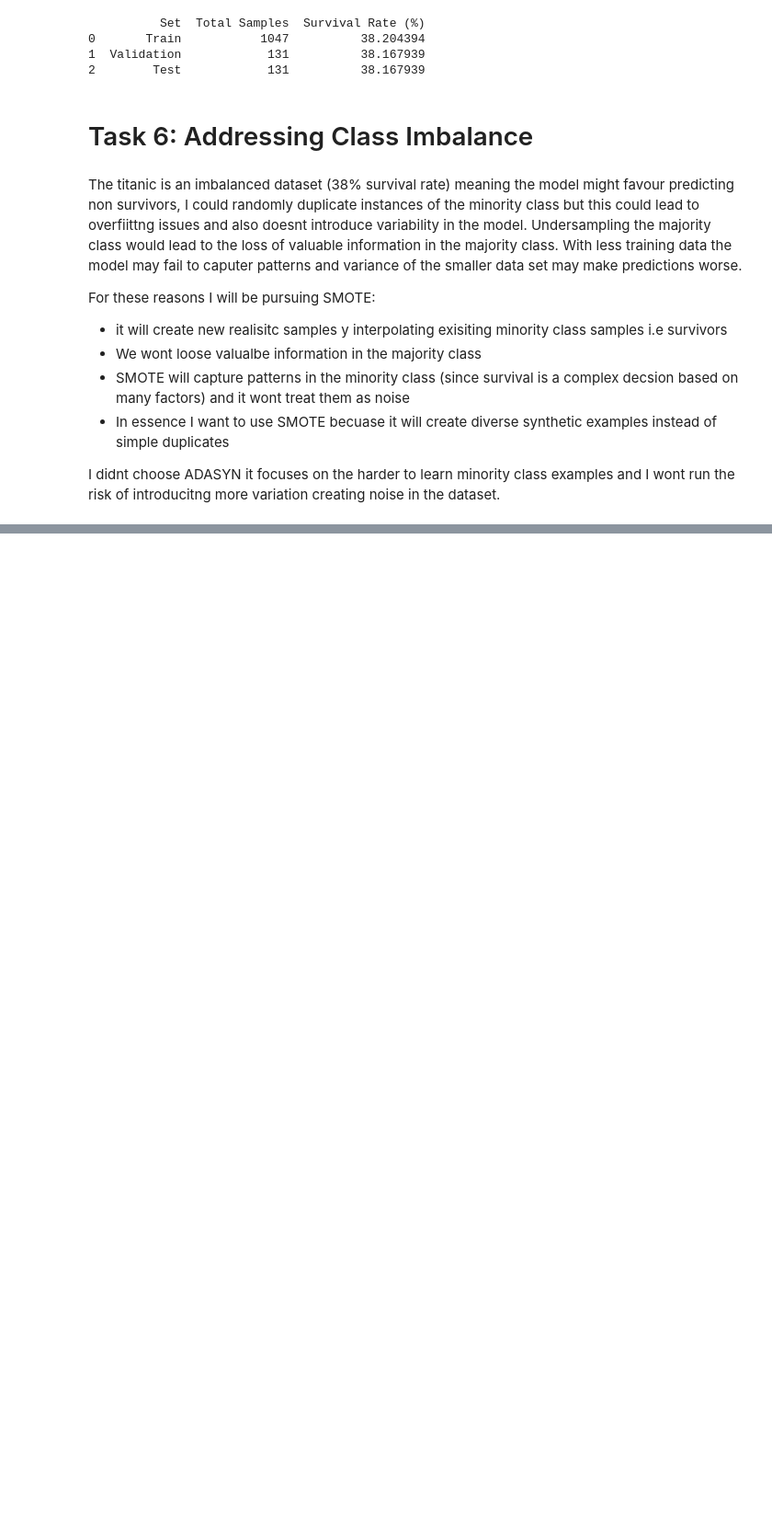
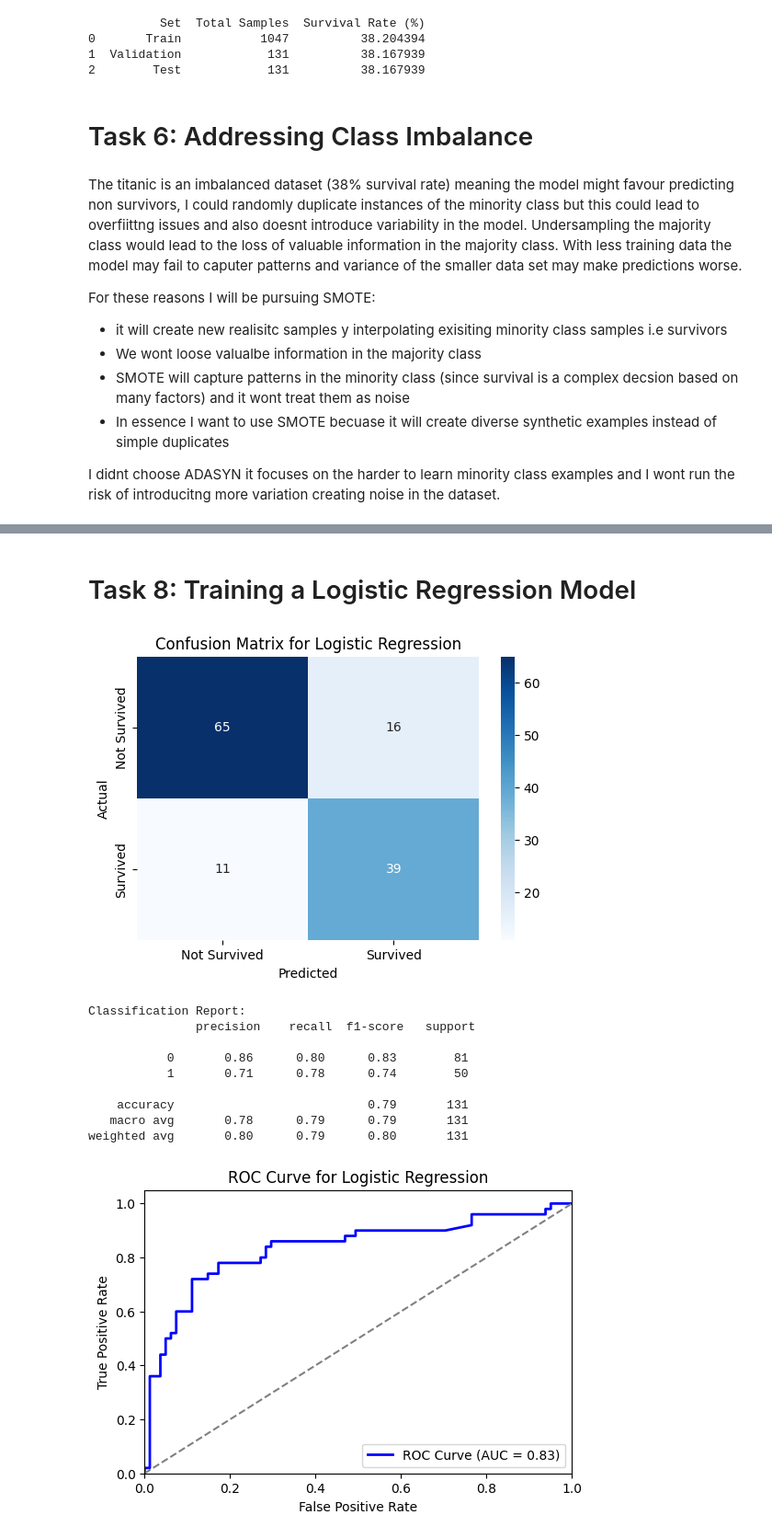
Before and after one commit to lucaskvz/AI-MACHINE-LEARNING-FOUNDATIONS, a Jupyter notebook: assignment_1_Lucas_Van_Zyl.ipynb, the cells around one changed output, grey strips where cells are left out. Shown at 92% size. Drawn from its saved outputs; the diff is of its cells as text; code cells hidden in the pictures; blank space fills up the shorter version.

```diff
--- a/assignment_1_Lucas_Van_Zyl.ipynb
+++ b/assignment_1_Lucas_Van_Zyl.ipynb
@@ -781,0 +881,6 @@ ValueError: Found input variables with inconsistent numbers of samples: [836, 13
+# %%
+# Drop redundant features
+xTrainBalanced.drop(columns=['sibsp', 'parch', 'fare'], inplace=True)
+
+# veryfing
+print("Remaining Features:", xTrainBalanced.columns)
@@ -781,0 +913,66 @@ ValueError: Found input variables with inconsistent numbers of samples: [836, 13
+# %% [markdown]
+# Task 8: Training a Logistic Regression Model
+# %%
+# had an issue before with a typo had to check all featues where balanced
+xVal = xVal[xTrainBalanced.columns]
+
+# initialising
+logRegression = LogisticRegression(max_iter=1000, random_state=42)
+
+# Training model on the balanced data set
+logRegression.fit(xTrainBalanced, yTrainBalanced)
+
+# predicting on the validation set
+yValPredicted = logRegression.predict(xVal)
+yValProb = logRegression.predict_proba(xVal)[:, 1]
+
+# confusion matrix plot
+conf_matrix = confusion_matrix(yVal, yValPredicted)
+conf_matrix_percent = conf_matrix.astype('float') / conf_matrix.sum(axis=1)[:, np.newaxis] * 100
+
+plt.figure(figsize=(6, 4))
+sns.heatmap(conf_matrix, annot=True, fmt='d', cmap='Blues', xticklabels=['Not Survived', 'Survived'], yticklabels=['Not Survived', 'Survived'])
+plt.xlabel("Predicted")
+plt.ylabel("Actual")
+plt.title("Confusion Matrix for Logistic Regression")
+plt.show()
+
+# classification report
+print("Classification Report:\n", classification_report(yVal, yValPredicted))
+
+# Plotting the ROC Curve
+fpr, tpr, _ = roc_curve(yVal, yValProb)
+roc_auc = auc(fpr, tpr)
+
+plt.figure(figsize=(6, 4))
+plt.plot(fpr, tpr, color='blue', lw=2, label=f'ROC Curve (AUC = {roc_auc:.2f})')
+plt.plot([0, 1], [0, 1], color='grey', linestyle='--')
+plt.xlim([0.0, 1.0])
+plt.ylim([0.0, 1.05])
+plt.xlabel("False Positive Rate")
+plt.ylabel("True Positive Rate")
+plt.title("ROC Curve for Logistic Regression")
+plt.legend(loc="lower right")
+plt.show()
+
+# Lastly a histogram of predicted probabilities
+plt.figure(figsize=(6, 4))
+sns.histplot(yValProb, bins=20, kde=True, color='blue')
+plt.axvline(0.5, color='red', linestyle='--', label="Decision Threshold")
+plt.xlabel("Predicted Probability of Survival")
+plt.ylabel("Count")
+plt.title("Distribution of Predicted Survival Probabilities")
+plt.legend()
+plt.show()
+# %% [output]
+[figure, added]
+Classification Report:
+               precision    recall  f1-score   support
+
+           0       0.86      0.80      0.83        81
+           1       0.71      0.78      0.74        50
+
+    accuracy                           0.79       131
+   macro avg       0.78      0.79      0.79       131
+weighted avg       0.80      0.79      0.80       131
+[figure, added]
```
Also changed, not shown: parts of 32 cells of this notebook.
